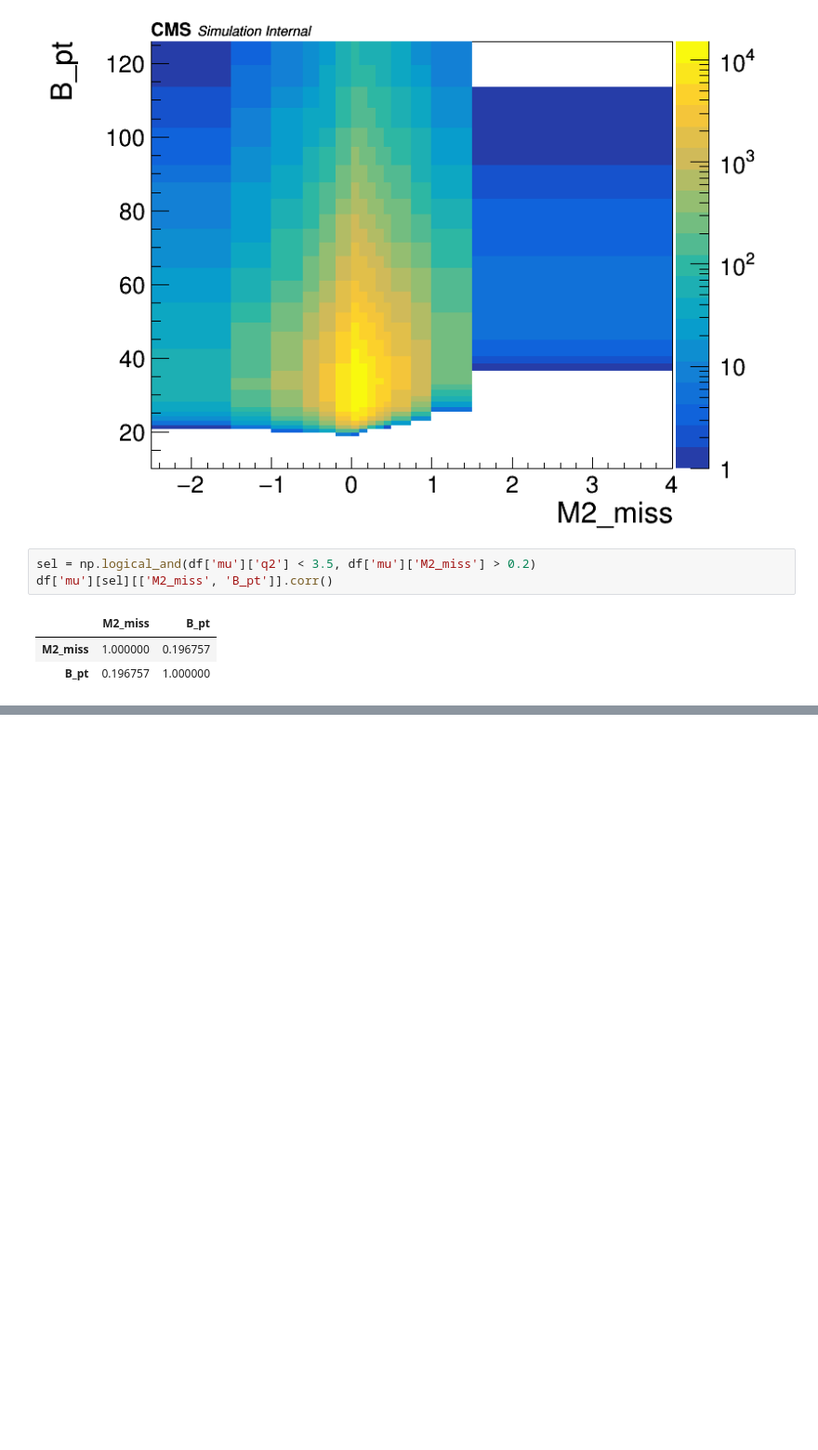
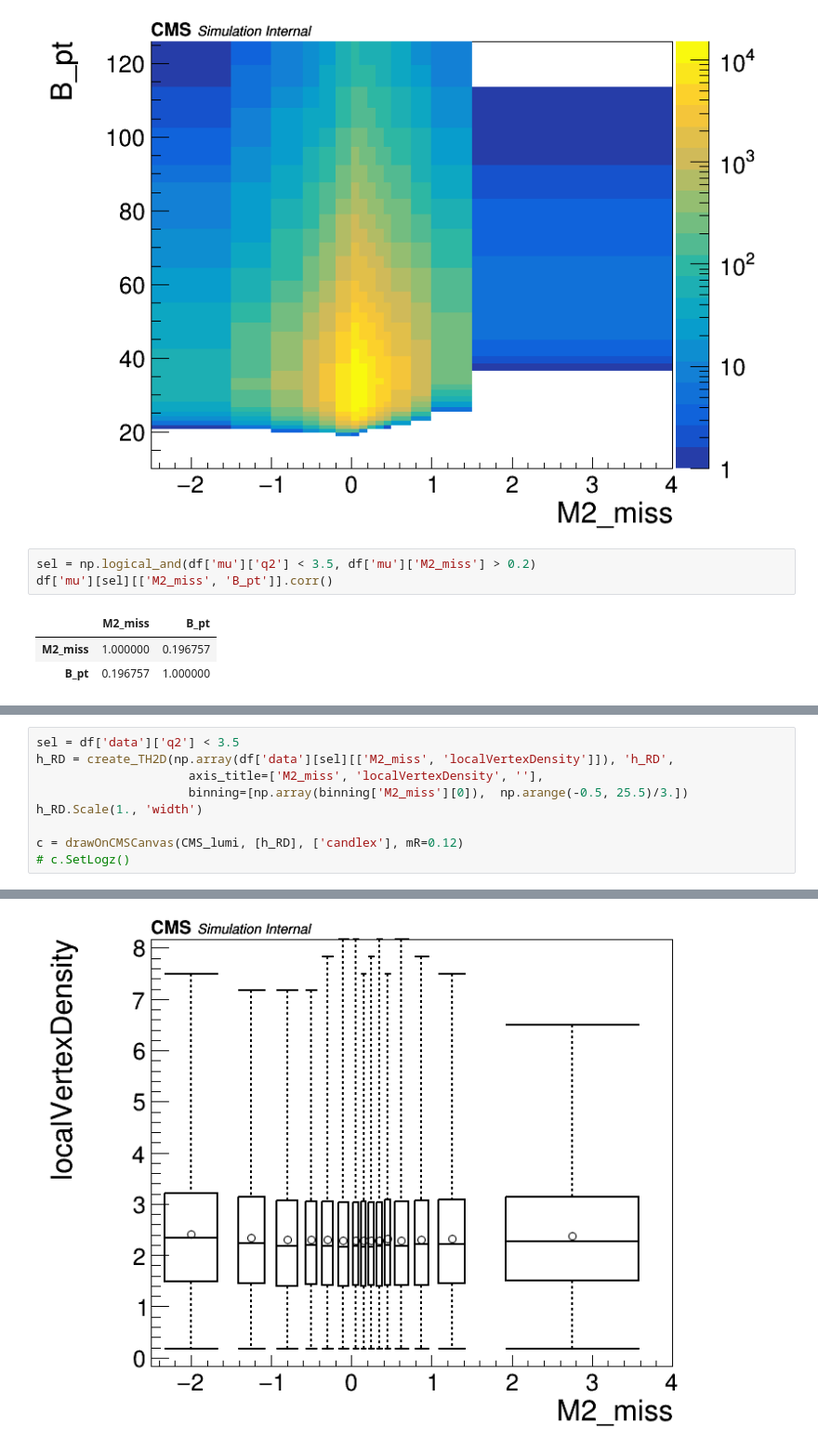
Before and after one commit to ocerri/BPH_RD_Analysis, a Jupyter notebook: plot_scripts/plotsWithWeights_v0.ipynb, the cells around one changed output, grey strips where cells are left out. Shown at 93% size. Drawn from its saved outputs; the diff is of its cells as text; blank space fills up the shorter version.

```diff
--- a/plot_scripts/plotsWithWeights_v0.ipynb
+++ b/plot_scripts/plotsWithWeights_v0.ipynb
@@ -171,0 +215,10 @@ df['mu'][sel][['M2_miss', 'B_pt']].corr()
+# %%
+sel = df['data']['q2'] < 3.5
+h_RD = create_TH2D(np.array(df['data'][sel][['M2_miss', 'localVertexDensity']]), 'h_RD',
+                     axis_title=['M2_miss', 'localVertexDensity', ''],
+                     binning=[np.array(binning['M2_miss'][0]),  np.arange(-0.5, 25.5)/3.])
+h_RD.Scale(1., 'width')
+
+c = drawOnCMSCanvas(CMS_lumi, [h_RD], ['candlex'], mR=0.12)
+# c.SetLogz()
+# %% [output]
@@ -171,0 +226 @@ df['mu'][sel][['M2_miss', 'B_pt']].corr()
+[figure, added]
```
Also changed, not shown: parts of 9 cells of this notebook, 1 other file.
